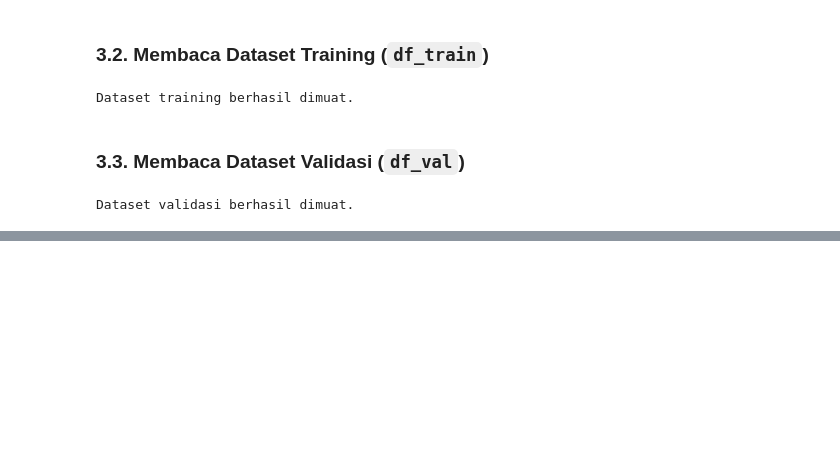
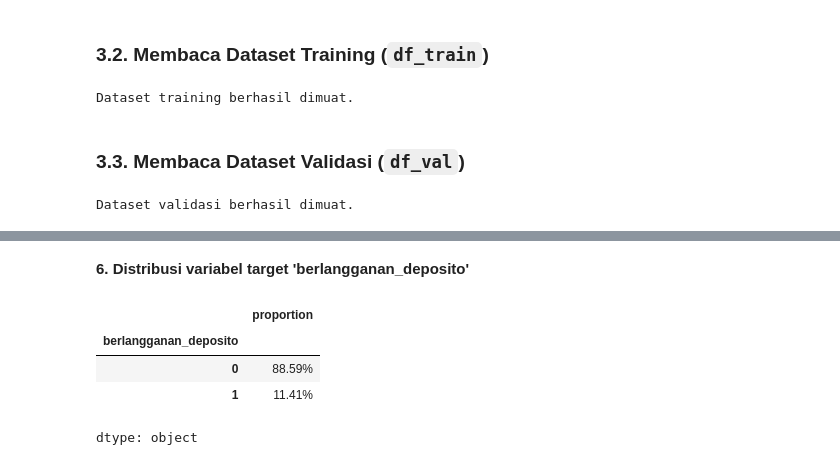
Before and after one commit to LatiefDataVisionary/data-quest-challenge-dsi-2025, a Jupyter notebook: notebooks/DCM_DMU_2025_Notebook_Cubit_Aku_Dong.ipynb, the cells around one changed output, grey strips where cells are left out. Cells and saved outputs as stored; diff of their text form; code cells hidden in the pictures; blank space fills up the shorter version.

```diff
--- a/notebooks/DCM_DMU_2025_Notebook_Cubit_Aku_Dong.ipynb
+++ b/notebooks/DCM_DMU_2025_Notebook_Cubit_Aku_Dong.ipynb
@@ -227,0 +304,10 @@ Dataset validasi berhasil dimuat.
+# %% [markdown]
+**6. Distribusi variabel target 'berlangganan_deposito'**
+# %%
+df_train['berlangganan_deposito'].value_counts(normalize=True).mul(100).round(2).astype(str) + '%'
+# %% [output]
+|  | proportion |
+| berlangganan_deposito |  |
+| 0 | 88.59% |
+| 1 | 11.41% |
+dtype: object
```
Also changed, not shown: parts of 12 cells of this notebook.
